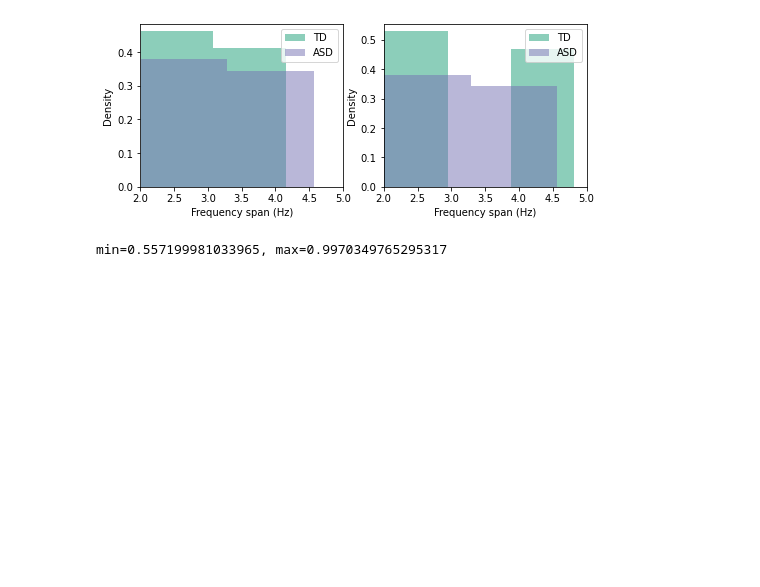
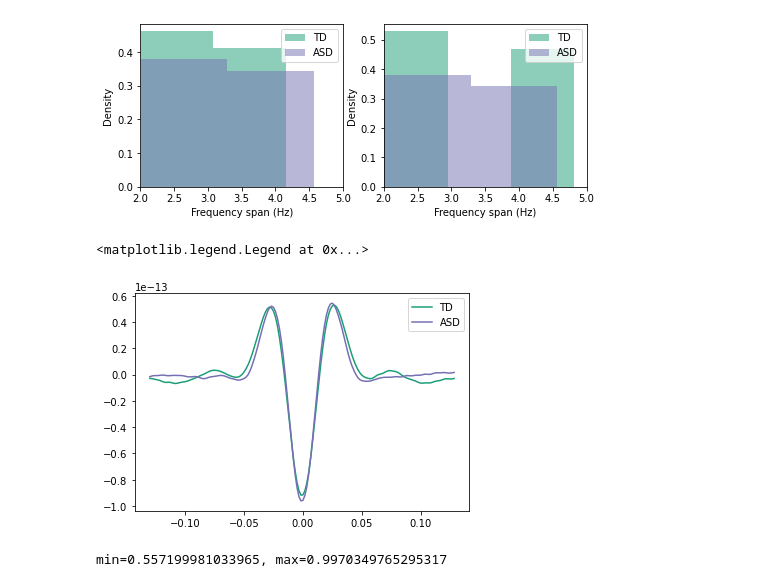
Before and after one commit to danclab/gogo_bursts, a Jupyter notebook: compare_groups-burst_features.ipynb, the cells around one changed output. Drawn from its saved outputs; the diff is of its cells as text; code cells hidden in the pictures; blank space fills up the shorter version.

Commit message:
plot group mean waveforms

```diff
--- a/compare_groups-burst_features.ipynb
+++ b/compare_groups-burst_features.ipynb
@@ -260,4 +260,14 @@ plt.xlabel('Frequency span (Hz)')
 # %% [output]
 Text(0.5, 0, 'Frequency span (Hz)')
 [figure]
+# %%
+waveform_times=all_bursts['waveform_times']
+
+
+plt.plot(waveform_times,np.mean(all_bursts['waveform'][td_idx,:],axis=0),color=td_color, label='TD')
+plt.plot(waveform_times,np.mean(all_bursts['waveform'][asd_idx,:],axis=0),color=asd_color, label='ASD')
+plt.legend()
+# %% [output]
+<matplotlib.legend.Legend at 0x...>
+[figure, added]
 # %%
```
Also changed, not shown: parts of 1 cell of this notebook.
